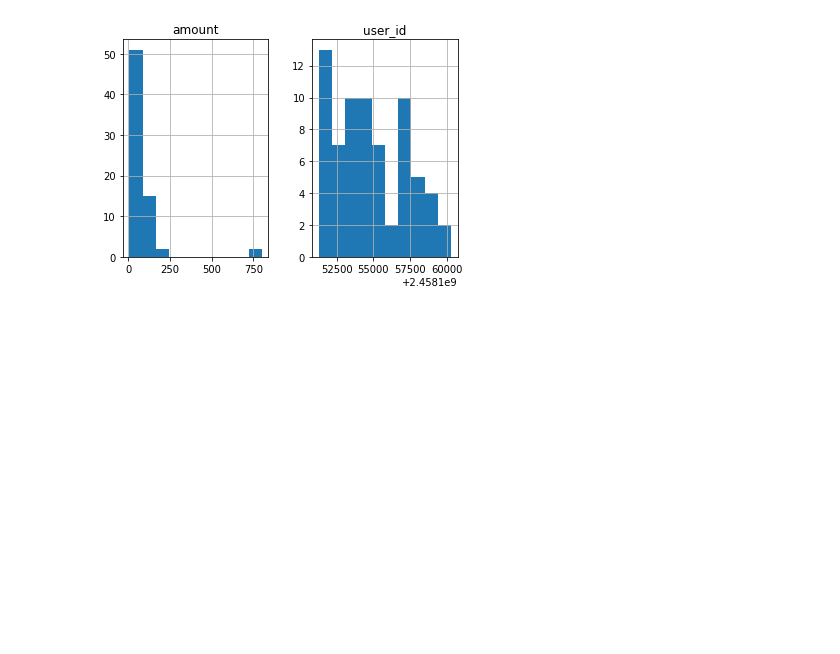
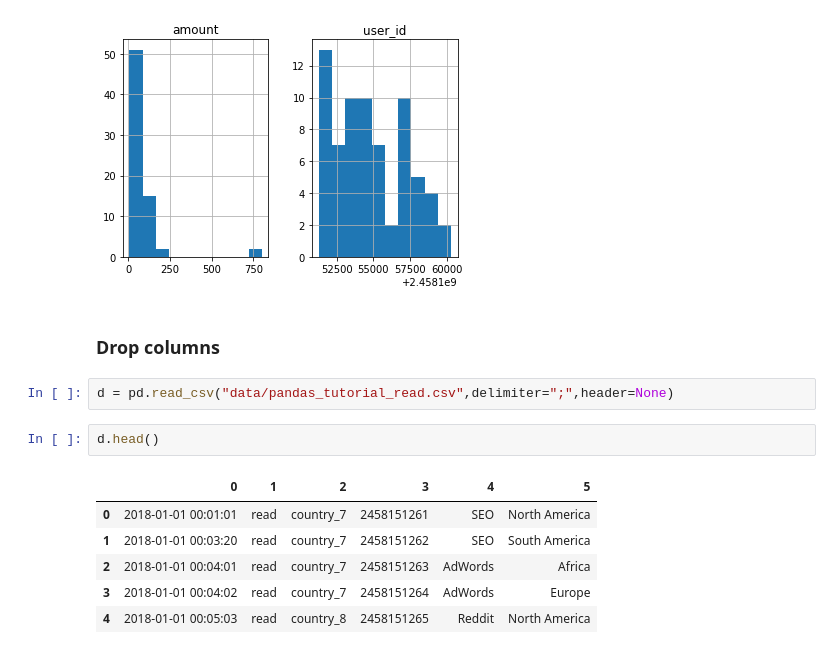
Before and after one commit to kuntalkumarpal/Python-cheat-sheets, a Jupyter notebook: Pandas_Tutorials.ipynb, the cells around one changed output. Saved outputs shown, nothing was run; the diff lists cells and outputs as text; blank space fills up the shorter version.

```diff
--- a/Pandas_Tutorials.ipynb
+++ b/Pandas_Tutorials.ipynb
@@ -696,3 +763,16 @@ array([[<matplotlib.axes._subplots.AxesSubplot object at 0x...>,
         <matplotlib.axes._subplots.AxesSubplot object at 0x...>]],
       dtype=object)
 [figure]
+# %% [markdown]
+### Drop columns
+# %%
+d = pd.read_csv("data/pandas_tutorial_read.csv",delimiter=";",header=None)
+# %%
+d.head()
+# %% [output]
+|  | 0 | 1 | 2 | 3 | 4 | 5 |
+| 0 | 2018-01-01 00:01:01 | read | country_7 | 2458151261 | SEO | North America |
+| 1 | 2018-01-01 00:03:20 | read | country_7 | 2458151262 | SEO | South America |
+| 2 | 2018-01-01 00:04:01 | read | country_7 | 2458151263 | AdWords | Africa |
+| 3 | 2018-01-01 00:04:02 | read | country_7 | 2458151264 | AdWords | Europe |
+| 4 | 2018-01-01 00:05:03 | read | country_8 | 2458151265 | Reddit | North America |
```
Also changed, not shown: parts of 8 cells of this notebook, 1 other file.
